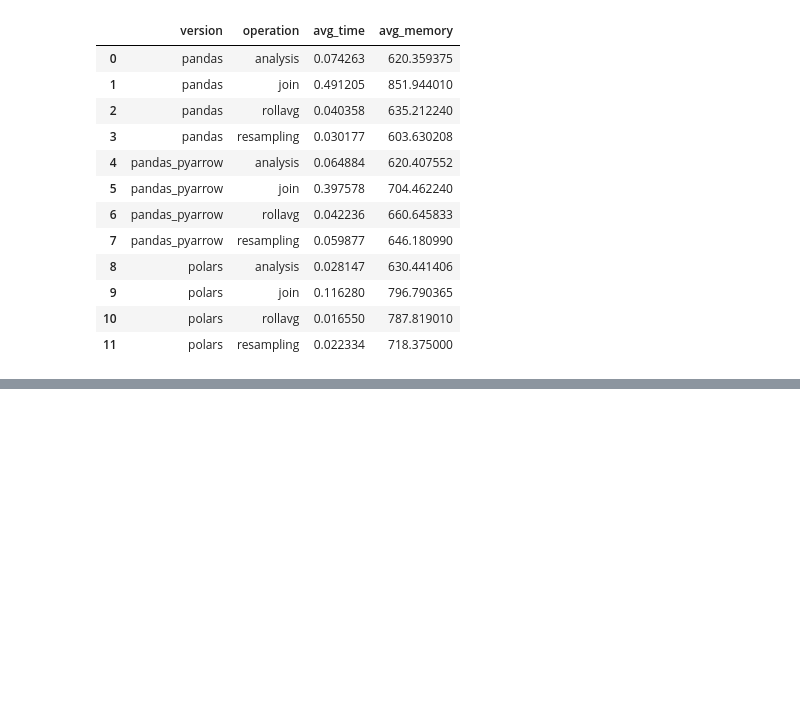
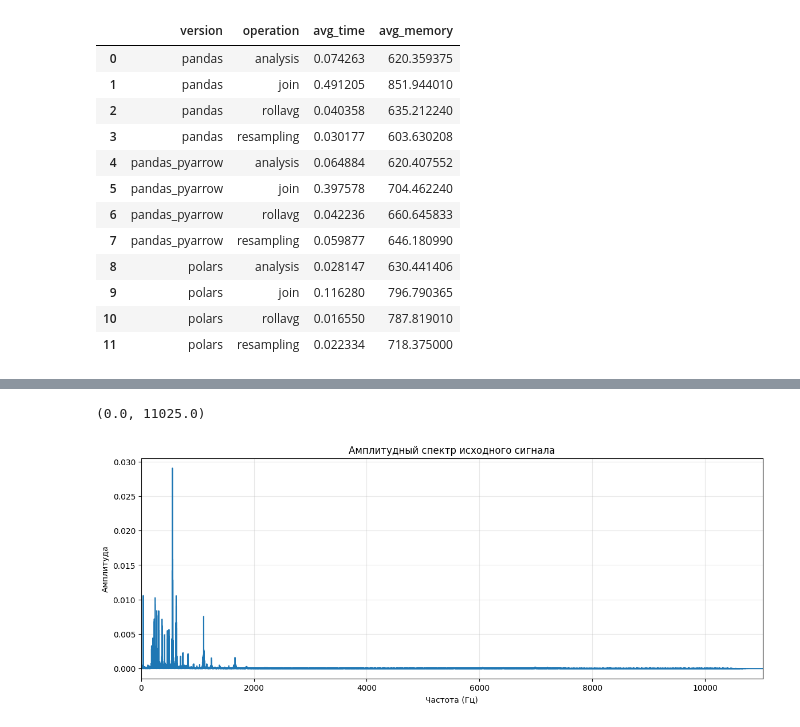
Before and after one commit to vl4xd/pstu-python-programming, a Jupyter notebook: lab_work_4/src/main.ipynb, the cells around one changed output, grey strips where cells are left out. Drawn from its saved outputs; the diff is of its cells as text; code cells hidden in the pictures; blank space fills up the shorter version.

```diff
--- a/lab_work_4/src/main.ipynb
+++ b/lab_work_4/src/main.ipynb
@@ -1105,0 +1259,26 @@ fig_time.show()
+# %%
+# Вычисляем FFT
+n = len(y)  # количество отсчетов
+yf = scipy.fft.fft(y)  # прямое преобразование Фурье
+xf = scipy.fft.fftfreq(n, 1/sr)  # массив частот
+
+# Берем только положительные частоты (симметрия FFT)
+positive_freq_mask = xf >= 0
+xf_pos = xf[positive_freq_mask]
+yf_pos = np.abs(yf[positive_freq_mask])  # амплитудный спектр
+
+# Нормировка амплитуды
+yf_pos_norm = yf_pos / n * 2
+yf_pos_norm[0] /= 2  # DC компонента (постоянная составляющая) не удваивается
+# %%
+# Визуализация спектра
+plt.figure(figsize=(14, 5))
+plt.plot(xf_pos, yf_pos_norm)
+plt.title('Амплитудный спектр исходного сигнала')
+plt.xlabel('Частота (Гц)')
+plt.ylabel('Амплитуда')
+plt.grid(True, alpha=0.3)
+plt.xlim(0, sr/2)  # показываем до частоты Найквиста
+# %% [output]
+(0.0, 11025.0)
+[figure, added]
```
Also changed, not shown: parts of 22 cells of this notebook, 1 other file.
